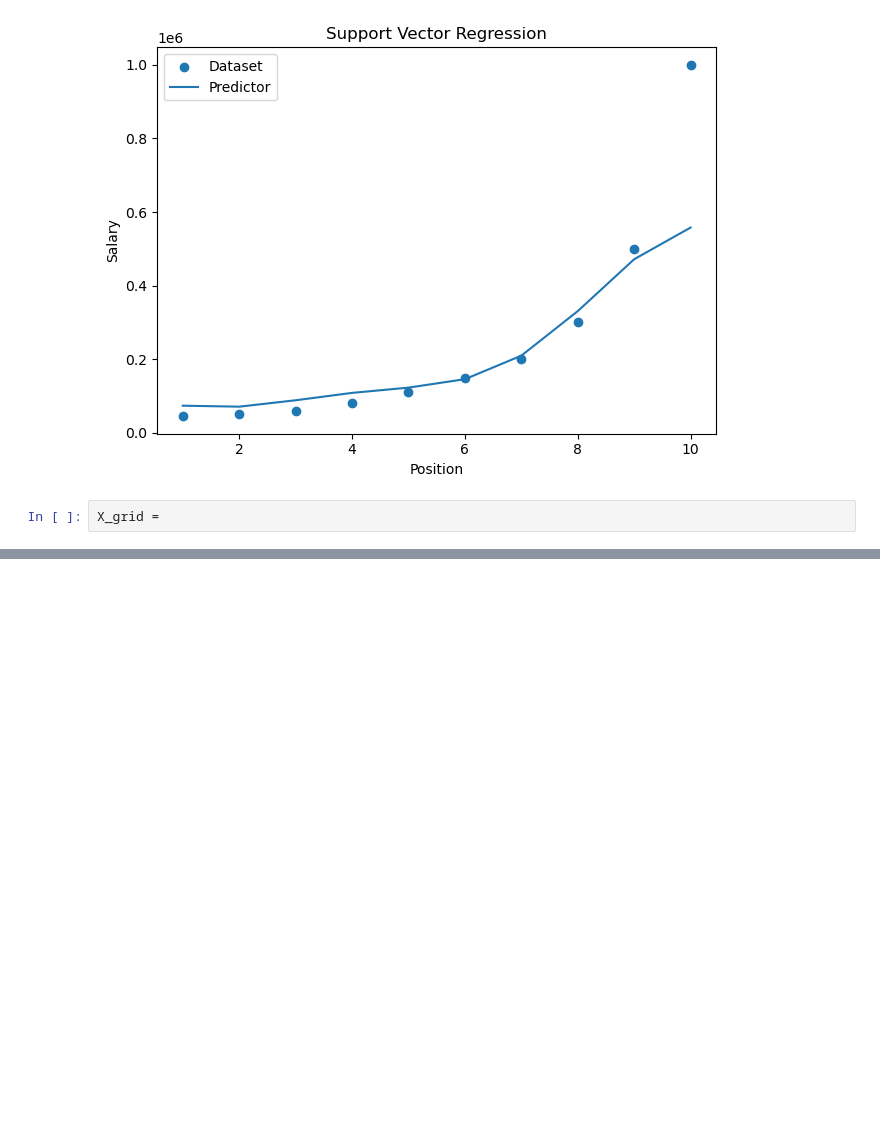
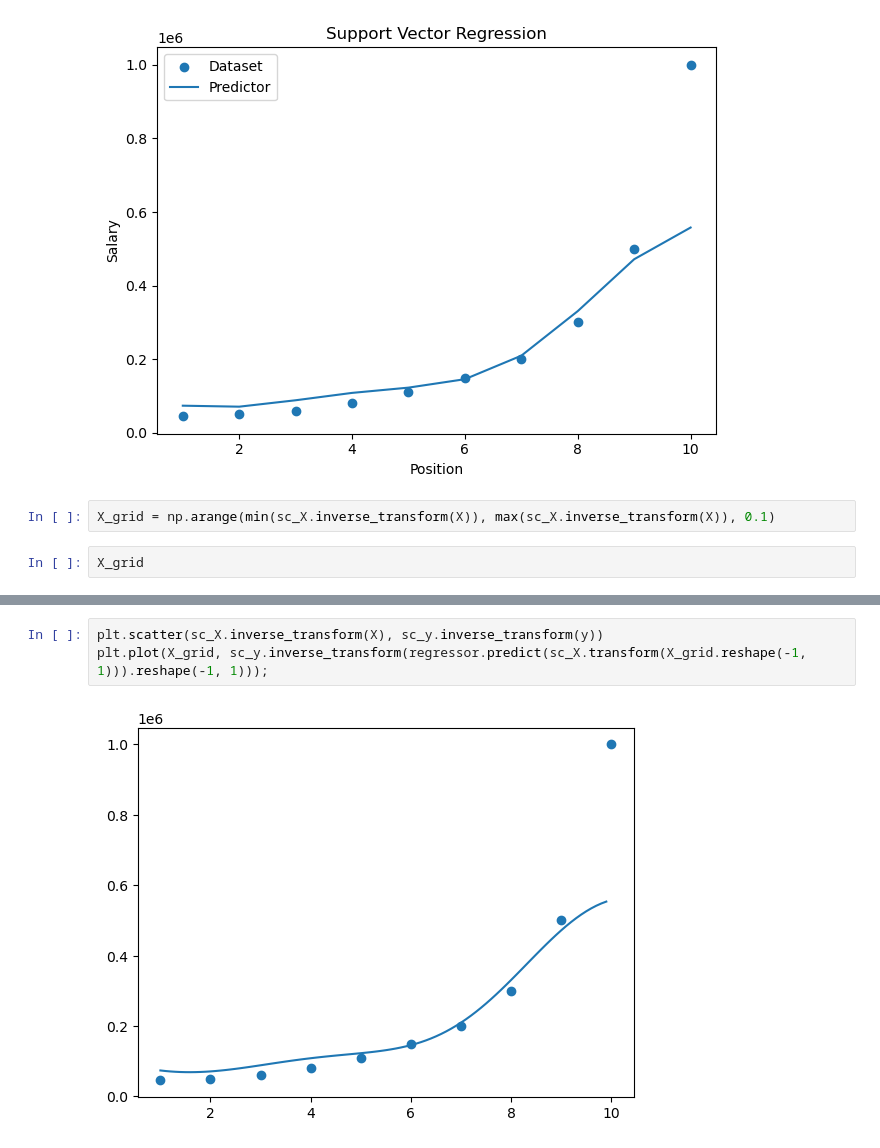
Before and after one commit to sarblohw/Machine_Learning_Models, a Jupyter notebook: Machine_Learning_Models-main/Section 7 - Support Vector Regression (SVR)/Python/svr_2.ipynb, the cells around one changed output, grey strips where cells are left out. Cells and saved outputs as stored; diff of their text form; blank space fills up the shorter version.

```diff
--- a/Machine_Learning_Models-main/Section 7 - Support Vector Regression (SVR)/Python/svr_2.ipynb
+++ b/Machine_Learning_Models-main/Section 7 - Support Vector Regression (SVR)/Python/svr_2.ipynb
@@ -119,5 +113,7 @@ plt.tight_layout()
 plt.show()
 # %% [output]
 [figure]
+# %%
+X_grid = np.arange(min(sc_X.inverse_transform(X)), max(sc_X.inverse_transform(X)), 0.1)
 # %%
-X_grid =
+X_grid
@@ -123,0 +141,5 @@ X_grid =
+# %%
+plt.scatter(sc_X.inverse_transform(X), sc_y.inverse_transform(y))
+plt.plot(X_grid, sc_y.inverse_transform(regressor.predict(sc_X.transform(X_grid.reshape(-1, 1))).reshape(-1, 1)));
+# %% [output]
+[figure, added]
```
Also changed, not shown: parts of 3 cells of this notebook, 2 other files.
